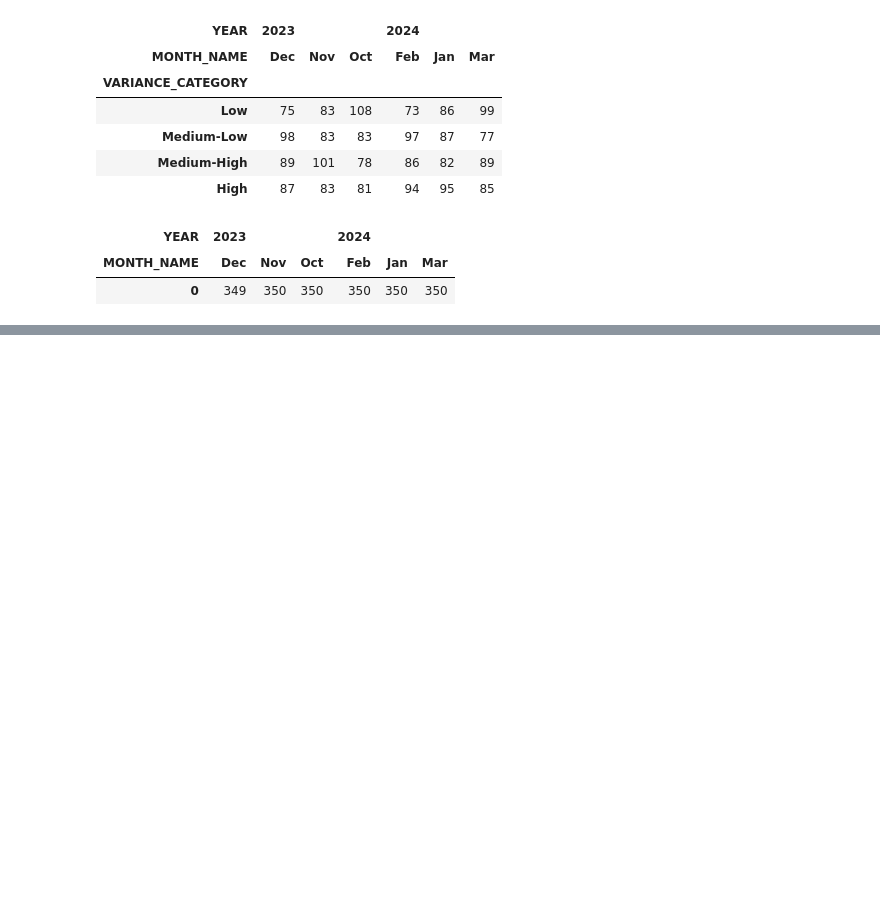
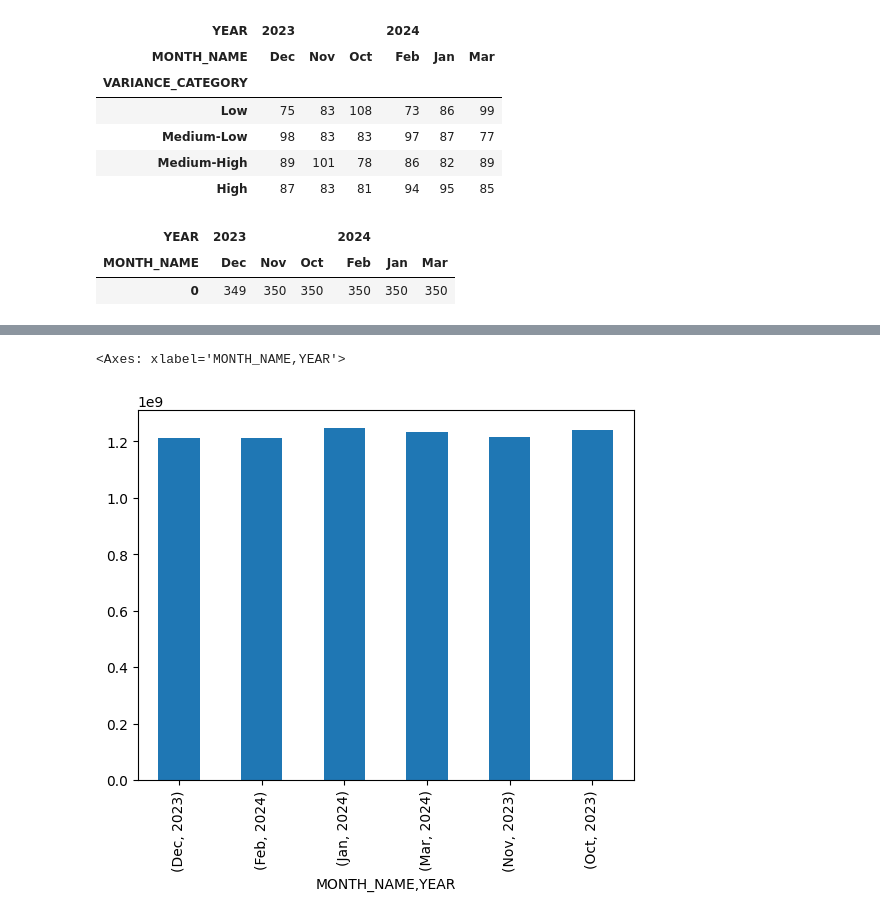
Before and after one commit to Rudra-G-23/cloud-kitchen-dashboard, a Jupyter notebook: kitchen-analysis.ipynb, the cells around one changed output, grey strips where cells are left out. Drawn from its saved outputs; the diff is of its cells as text; code cells hidden in the pictures; blank space fills up the shorter version.

Commit message:
Graphs Dashboard Ready

```diff
--- a/kitchen-analysis.ipynb
+++ b/kitchen-analysis.ipynb
@@ -284,2 +284,7 @@ CM_%                       43.704173           7.069608
 EBITDA                    2374914.55          151761.82
 VARIANCE_CATEGORY               High                Low
+# %%
+df.groupby(["MONTH_NAME", "YEAR"])["NET_REVENUE"].sum().plot(kind="bar")
+# %% [output]
+<Axes: xlabel='MONTH_NAME,YEAR'>
+[figure, added]
```
Also changed, not shown: parts of 16 cells of this notebook, 1 other file.
